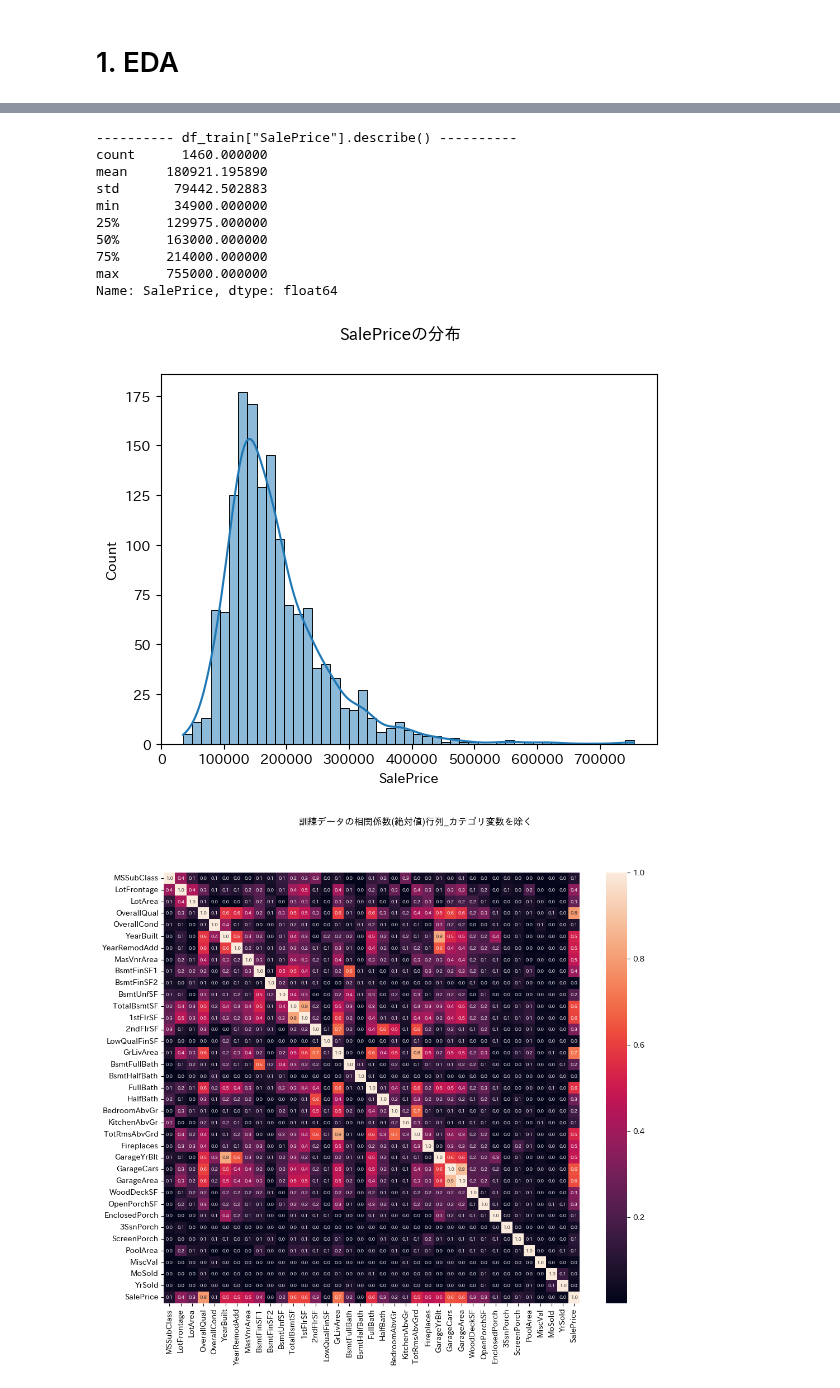
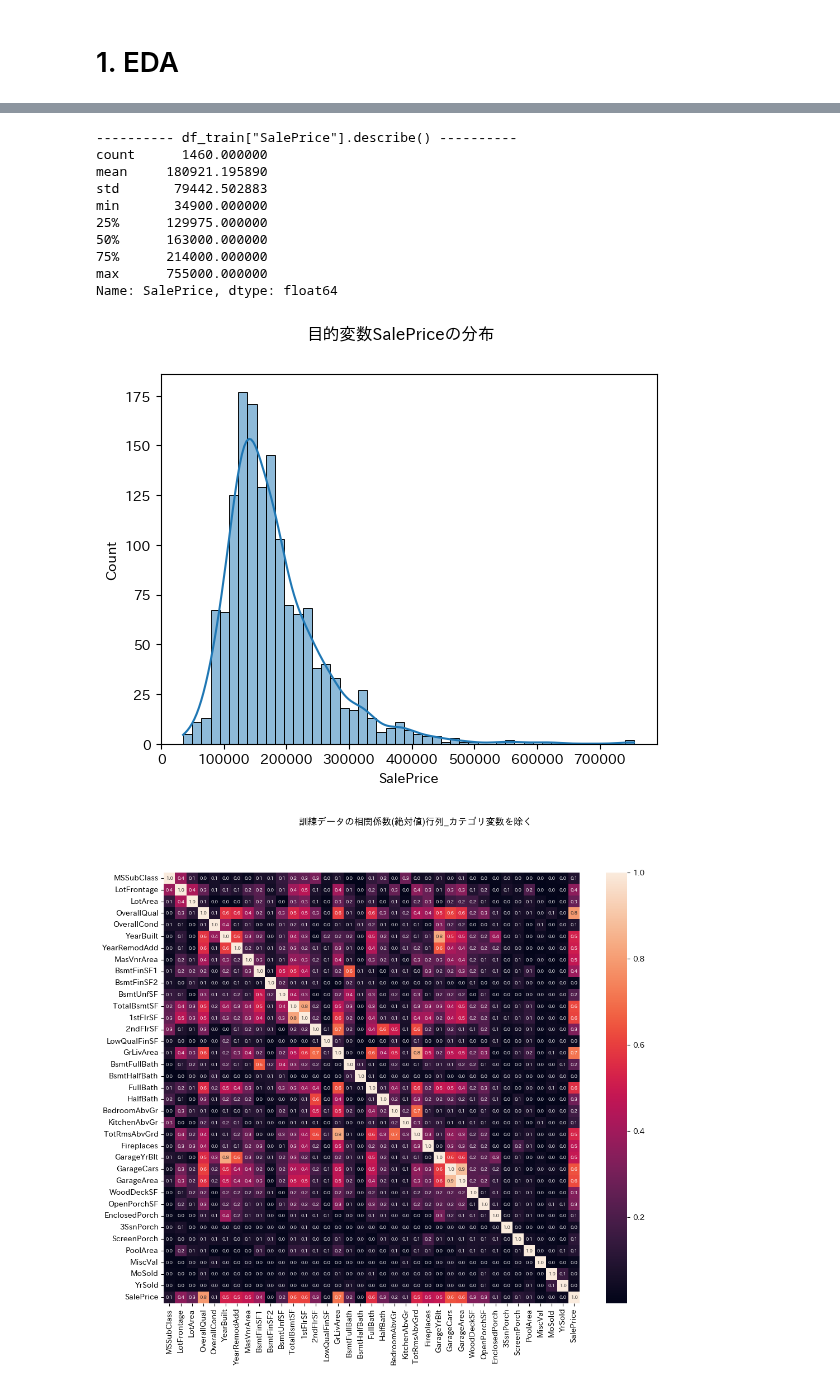
Before and after one commit to T0bbuT/kaggle_house_price, a Jupyter notebook: re-analysis.ipynb, the cells around one changed output, grey strips where cells are left out. Drawn from its saved outputs; the diff is of its cells as text; code cells hidden in the pictures.

```diff
--- a/re-analysis.ipynb
+++ b/re-analysis.ipynb
@@ -79,23 +120,23 @@ None
 # %%
 print("-" * 10, 'df_train["SalePrice"].describe()', "-" * 10)
 print(df_train["SalePrice"].describe())
 
 # SalePriceの分布
 sns.histplot(df_train["SalePrice"], kde=True)
-plt.suptitle("SalePriceの分布")
+plt.suptitle("目的変数SalePriceの分布")
 plt.show()
 # %% [output]
 ---------- df_train["SalePrice"].describe() ----------
 count      1460.000000
 mean     180921.195890
 std       79442.502883
 min       34900.000000
 25%      129975.000000
 50%      163000.000000
 75%      214000.000000
 max      755000.000000
 Name: SalePrice, dtype: float64
-[figure, old version]
+[figure, new version]
 # %%
 corr_matrix = df_train.corr(numeric_only=True)
 """
```
Also changed, not shown: parts of 10 cells of this notebook, 7 other files.
